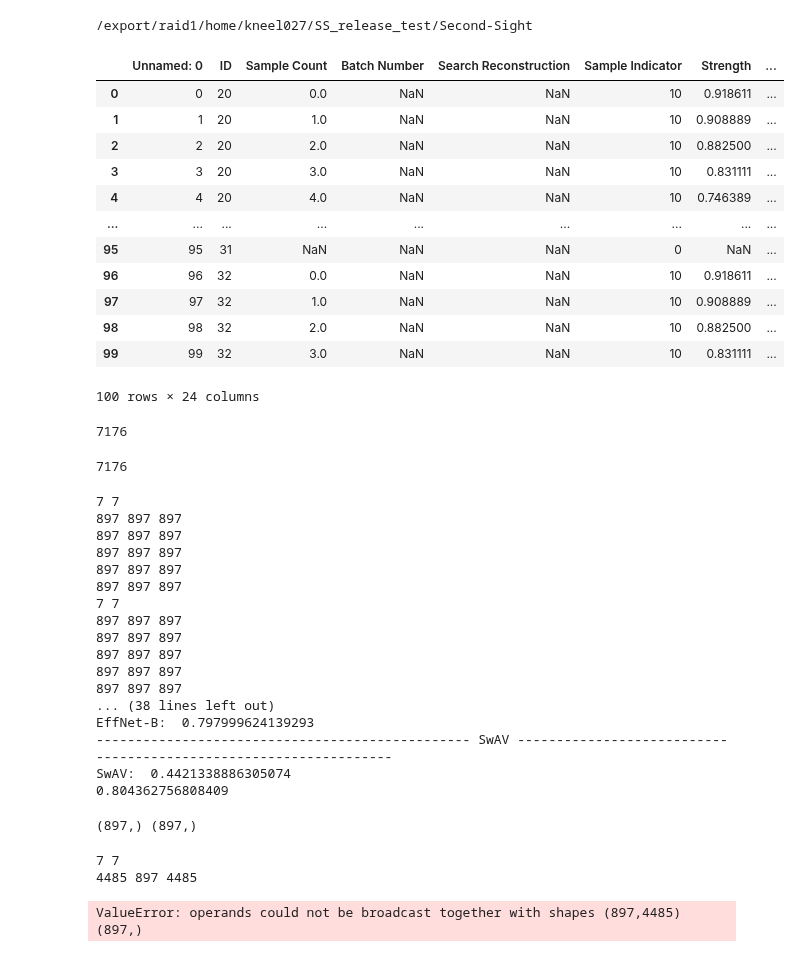
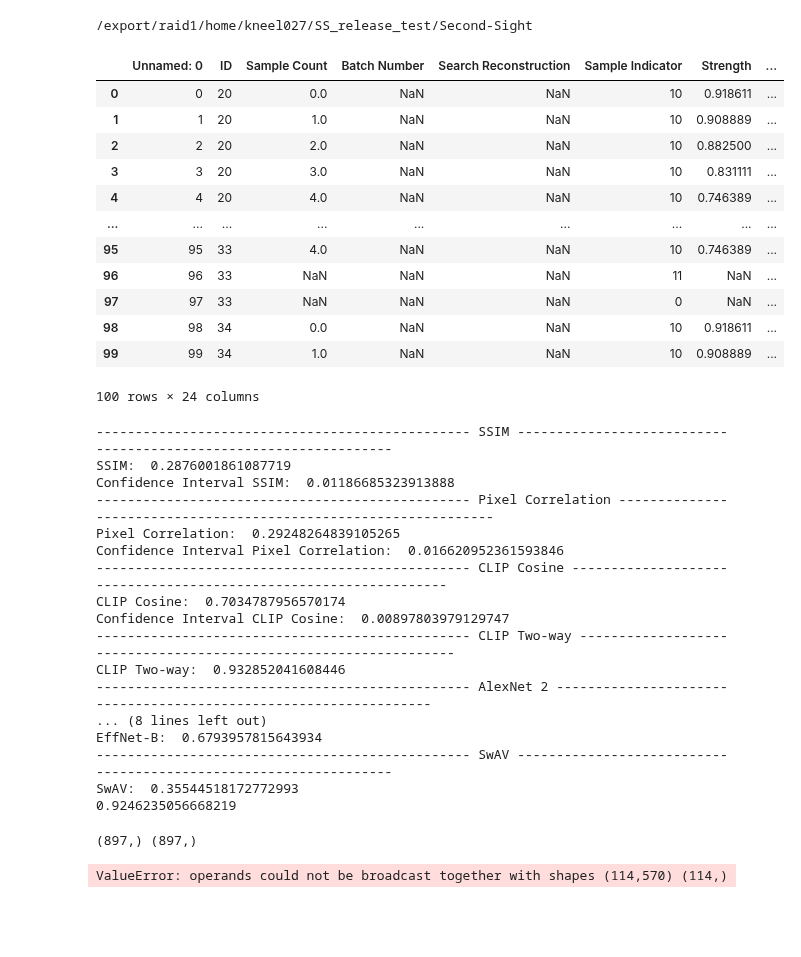
Before and after one commit to reesekneeland/Second-Sight, a Jupyter notebook: src/prepare_figures.ipynb, the cells around one changed output. Drawn from its saved outputs; the diff is of its cells as text; code cells hidden in the pictures; blank space fills up the shorter version.

Commit message:
Porting mindeye into SS

```diff
--- a/src/prepare_figures.ipynb
+++ b/src/prepare_figures.ipynb
@@ -36,45 +36,46 @@ folder = "dataframes"
 # experiment = "Final Run: SCS UC LD 6:100:4 Dual Guided clip_iter"
 # experiment = "iter_5"
 # directory_path = "/export/raid1/home/ojeda040/Second-Sight-Archive/reconstructions/subject" + str(subject) + "/" + folder + "/statistics_df_" + experiment + "_only_brain_correlation_897.csv"
-experiment = "noae_3"
-directory_path = "output/dataframes/{}/subject{}/statistics_df_{}_897.csv".format(experiment, subject, experiment)
+experiment = "mindeye_extension_v6"
+# experiment = "mindeye"
+directory_path = "output/dataframes/{}/subject{}/statistics_df_{}_114.csv".format(experiment, subject, experiment)
 # directory_path = "output/dataframes/{}/subject{}/statistics_df_{}_105_new_bp.csv".format(experiment, subject, experiment)
 # pd.set_option("display.max_columns", None)
 # pd.set_option("display.max_rows", None)
 # pd.set_option('display.max_seq_items', None)
 df = pd.read_csv(directory_path)
 df.head(100)
 
 # experiment = "Final Run: SCS UC LD 6:100:4 Dual Guided clip_iter_done"
 # directory_path2 = "/export/raid1/home/ojeda040/Second-Sight-Archive/reconstructions/subject" + str(subject) + "/" + folder + "/statistics_df_" + experiment2 + "_897.csv"
 
 # df2 = pd.read_csv(directory_path2)
 
 #   0 --> Ground Truth
 #   1 --> VDVAE Distribution        (Decoded Distribution)
 #   2 --> Clip Distrubituon         (Decoded CLIP Only)
 #   3 --> Clip Distrubituon + VDVAE (Decoded CLIP + VDVAE)
 #   4 --> iter_0
 #   5 --> iter_1
 #   6 --> iter_2
 #   7 --> iter_3
 #   8 --> iter_4
 #   9 --> iter_5
 #  10 --> Search Reconstruction
 # %% [output]
 /export/raid1/home/kneel027/SS_release_test/Second-Sight
 |  | Unnamed: 0 | ID | Sample Count | Batch Number | Search Reconstruction | Sample Indicator | Strength | ... |
 | 0 | 0 | 20 | 0.0 | NaN | NaN | 10 | 0.918611 | ... |
 | 1 | 1 | 20 | 1.0 | NaN | NaN | 10 | 0.908889 | ... |
 | 2 | 2 | 20 | 2.0 | NaN | NaN | 10 | 0.882500 | ... |
 | 3 | 3 | 20 | 3.0 | NaN | NaN | 10 | 0.831111 | ... |
 | 4 | 4 | 20 | 4.0 | NaN | NaN | 10 | 0.746389 | ... |
 | ... | ... | ... | ... | ... | ... | ... | ... | ... |
-| 95 | 95 | 31 | NaN | NaN | NaN | 0 | NaN | ... |
-| 96 | 96 | 32 | 0.0 | NaN | NaN | 10 | 0.918611 | ... |
-| 97 | 97 | 32 | 1.0 | NaN | NaN | 10 | 0.908889 | ... |
-| 98 | 98 | 32 | 2.0 | NaN | NaN | 10 | 0.882500 | ... |
-| 99 | 99 | 32 | 3.0 | NaN | NaN | 10 | 0.831111 | ... |
+| 95 | 95 | 33 | 4.0 | NaN | NaN | 10 | 0.746389 | ... |
+| 96 | 96 | 33 | NaN | NaN | NaN | 11 | NaN | ... |
+| 97 | 97 | 33 | NaN | NaN | NaN | 0 | NaN | ... |
+| 98 | 98 | 34 | 0.0 | NaN | NaN | 10 | 0.918611 | ... |
+| 99 | 99 | 34 | 1.0 | NaN | NaN | 10 | 0.908889 | ... |
 100 rows × 24 columns
 # %%
 # Create CNN metric columns into lists (Only run if computing CNN Metrics)
@@ -95,9 +96,6 @@ def column_string_to_list(df):
     return df_new
 
 new_df = column_string_to_list(df)
-# %% [output]
-7176
-7176
 # %%
 # Statistical Analysis Second Sight
 
@@ -235,23 +233,23 @@ print("SwAV: ", ((cnn_metrics_0['SwAV'] + cnn_metrics_1['SwAV'] + cnn_metrics_2[
 
 print(cnn_metrics_0['Inception V3'])
 # %% [output]
-7 7
-897 897 897
-897 897 897
-897 897 897
-897 897 897
-897 897 897
-7 7
-897 897 897
-897 897 897
-897 897 897
-897 897 897
-897 897 897
-... (38 lines left out)
-EffNet-B:  0.797999624139293
+------------------------------------------------ SSIM -----------------------------------------------------------------
+SSIM:  0.2876001861087719
+Confidence Interval SSIM:  0.01186685323913888
+------------------------------------------------ Pixel Correlation -----------------------------------------------------------------
+Pixel Correlation:  0.29248264839105265
+Confidence Interval Pixel Correlation:  0.016620952361593846
+------------------------------------------------ CLIP Cosine -----------------------------------------------------------------
+CLIP Cosine:  0.7034787956570174
+Confidence Interval CLIP Cosine:  0.00897803979129747
+------------------------------------------------ CLIP Two-way -----------------------------------------------------------------
+CLIP Two-way:  0.932852041608446
+------------------------------------------------ AlexNet 2 -----------------------------------------------------------------
+... (8 lines left out)
+EffNet-B:  0.6793957815643934
 ------------------------------------------------ SwAV -----------------------------------------------------------------
-SwAV:  0.4421338886305074
-0.804362756808409
+SwAV:  0.35544518172772993
+0.9246235056668219
 # %%
 cnn = create_cnn_numpy_array(df_final_samples_2)
 gt = create_cnn_numpy_array(df_ground_truth)
@@ -319,9 +317,7 @@ print("------------------------------------------------ SwAV -------------------
 
 print("SwAV: ", ((cnn_metrics_0['SwAV'])))
 # %% [output]
-7 7
-4485 897 4485
+ValueError: operands could not be broadcast together with shapes (114,570) (114,)
-ValueError: operands could not be broadcast together with shapes (897,4485) (897,)
 # %%
 # test_idx = [20, 21, 22, 23, 24, 25, 26, 27, 28, 29, 30, 31, 32, 33, 34, 35, 36, 37, 38, 39, 40, 41, 42, 43, 45, 46, 47, 48, 50, 51, 52, 53, 54, 55, 56, 58, 59, 60, 62, 63, 64, 65, 66, 67, 68, 69, 71, 72, 73, 74, 75, 79, 80, 80, 81, 82, 83, 84, 85, 86, 87, 88, 89, 91, 92, 93, 94, 95, 96, 97, 98, 99, 100, 101, 102, 103, 106, 107, 108, 109, 111, 113, 115, 116, 117, 118, 119, 120, 124, 125, 126, 127, 128, 129, 130, 131, 132, 133, 134, 135, 136, 137, 138, 139, 140]
 # test_idx = [20, 21, 22, 23, 24, 25, 26, 27, 28, 29, 30, 31, 32, 33, 34, 35, 36, 37, 38, 39, 40, 41, 42, 43, 44, 45, 46, 47, 48, 50, 51, 52, 53, 54, 55, 56, 57, 58, 59, 60, 61, 62, 63, 64, 65, 66, 67, 68, 69, 71, 72, 73, 74, 75, 77, 79, 80, 81, 82, 83, 84, 85, 86, 87, 88, 89, 90, 91, 92, 93, 94, 95, 96, 97, 98, 99, 100, 101, 102, 103, 104, 106, 107, 108, 109, 110, 111, 113, 114, 115, 116, 117, 118, 119, 120, 121, 122, 124, 125, 126, 127, 128, 129, 130, 131, 132, 133, 134, 135, 136, 137, 138, 139, 140]
```
Also changed, not shown: parts of 2 cells of this notebook, 9 other files.
